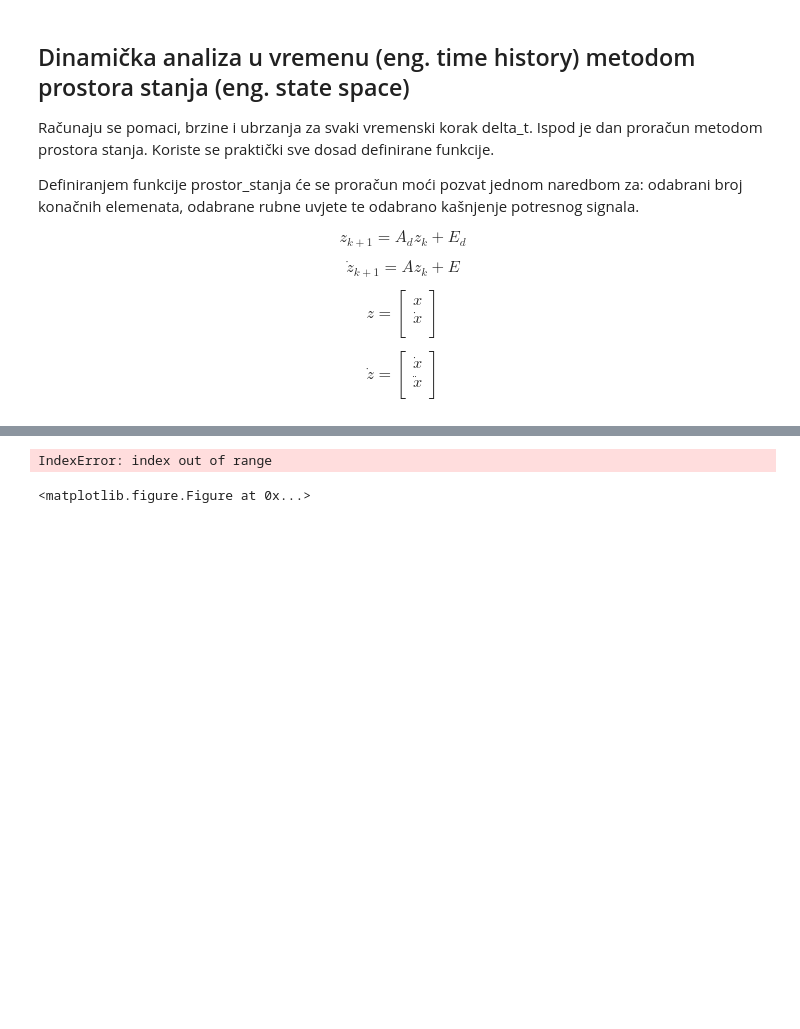
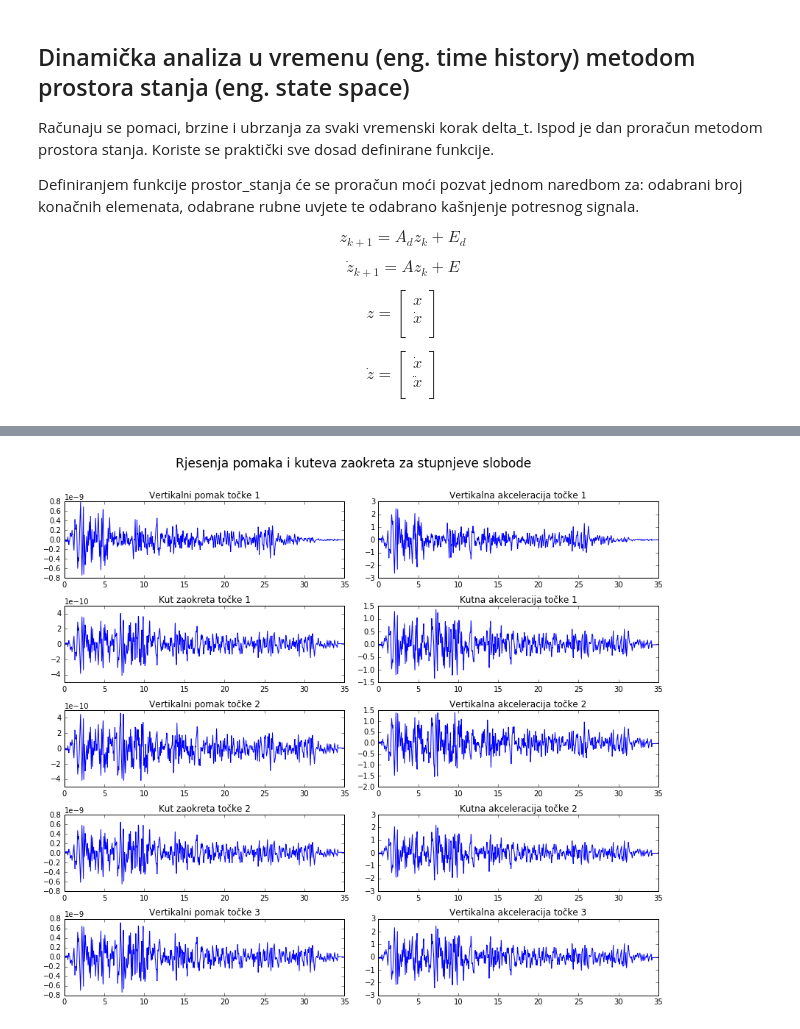
Before and after one commit to Ivan768/MSE-diplomski, a Jupyter notebook: MSE.ipynb, the cells around one changed output, grey strips where cells are left out. Cells and saved outputs as stored; diff of their text form; code cells hidden in the pictures; blank space fills up the shorter version.

```diff
--- a/MSE.ipynb
+++ b/MSE.ipynb
@@ -434,8 +453,8 @@ def A_A(n, r_u_l, r_u_d):
     """Radi formiranja prijelaznih matrice A i A_d pomoću nested array je potrebno provjeriti
     dimenzije matrica krutosti (odnosno prigušenja i masa) - varijabla dim. """
     dim = K_ss(n, r_u_l, r_u_d).shape[0]
-    A_10 = np.dot(-np.linalg.pinv(M_ss(n, r_u_l, r_u_d)) , K_ss(n, r_u_l, r_u_d))
-    A_11 = np.dot(-np.linalg.pinv(M_ss(n, r_u_l, r_u_d)) , C(n, r_u_l, r_u_d))
+    A_10 = np.dot(-np.linalg.inv(M_ss(n, r_u_l, r_u_d)) , K_ss(n, r_u_l, r_u_d))
+    A_11 = np.dot(-np.linalg.inv(M_ss(n, r_u_l, r_u_d)) , C(n, r_u_l, r_u_d))
     A = np.vstack((np.hstack((np.zeros((dim,dim)),np.identity(dim))),np.hstack((A_10,A_11))))
     A_d = la.expm(A*delta_t)
     return A, A_d
@@ -487,7 +506,7 @@ def E_E(n, r_u_l, r_u_d, delay_t):
     dim = K_ss(n, r_u_l, r_u_d).shape[0]
     E_1 = np.vstack(((np.zeros((dim, int((30+delay_t)/delta_t)))),
                    (-Gama(n, r_u_l, r_u_d).dot(xg_intezitet(delay_t, r_u_l, r_u_d)))))
-    E_2 = np.linalg.pinv(A(n, r_u_l, r_u_d)).dot(A_d(n, r_u_l, r_u_d) - np.identity(2*dim)).dot(E_1)
+    E_2 = np.linalg.inv(A(n, r_u_l, r_u_d)).dot(A_d(n, r_u_l, r_u_d) - np.identity(2*dim)).dot(E_1)
     return E_1, E_2
 
 def E_s(n, r_u_l, r_u_d, delay_t):
@@ -578,20 +606,30 @@ array([[ 0.  , -0.07, -1.73, ...,   nan,   nan,  0.  ],
 # %%
 def plot_rjesenja(n, r_u_l, r_u_d, delay_t):
     """Plot... paziti da n ne bude prevelik broj jer ce onda biti previse plotova"""
     dim = K_ss(n, r_u_l, r_u_d).shape[0]
     r = Gama(n_primjer, r_u_l, r_u_d).shape[1]
     pomak = prostor_stanja(n, r_u_l, r_u_d, delay_t)[0][:dim,:]
-    #akceleracija = prostor_stanja(n, r_u_l, r_u_d, delay_t)[1] # odnosno [2] za sveuk.
-    fig, axes = plt.subplots(1, n-r, figsize=(1*r, 1)) # skuziti logiku da ispadne uredno
-    fig.suptitle("Rjesenja za stupnjeve slobode", y=1.10, fontsize=17)
-    for i in range(n-r):
-        axes[i].plot(xg_vrijeme(delay_t), pomak[i,:])
-        axes[i].set_xlabel("vrijeme [s]")
-        axes[i].set_ylabel("..." if i == 0 else "")
-        axes[i].set_title("stupanj slobode  %s"%(i+1))
+    akceleracija_uk = prostor_stanja(n, r_u_l, r_u_d, delay_t)[2]
+    fig, axes = plt.subplots(dim, 2, figsize = (12,10))
+    fig.suptitle("Rjesenja pomaka i kuteva zaokreta za stupnjeve slobode", y=1.05, fontsize=17)
+    for i in range(dim):
+        axes[i,0].plot(xg_vrijeme(delay_t), pomak[i,:])
+        axes[i,1].plot(xg_vrijeme(delay_t), akceleracija_uk[i,:])
+        #axes[i].set_xlabel("vrijeme [s]")
+        if r_u_l == "z":
+            axes[i,0].set_title("Kut zaokreta točke %s"%(i//2+1) if i%2 == 0
+                                else "Vertikalni pomak točke %s"%(i//2+1))
+            axes[i,1].set_title("Kutna akceleracija točke %s"%(i//2+1) if i%2 == 0
+                                else "Akceleracija točke %s"%(i//2+1))
+        else:
+            axes[i,0].set_title("Kut zaokreta točke %s"%(i//2+1) if i%2 == 1
+                                else "Vertikalni pomak točke %s"%(i//2+1))
+            axes[i,1].set_title("Kutna akceleracija točke %s"%(i//2+1) if i%2 == 1
+                                else "Vertikalna akceleracija točke %s"%(i//2+1))
     plt.tight_layout()
 
 plot_rjesenja(n_primjer, r_u_l_primjer, r_u_d_primjer, delay_t_primjer)
+
+# ne plota dobro naslove u slucaju desnog zgloba... dva zadnja plota trebaju biti kutevi zaokreta
 # %% [output]
-IndexError: index out of range
-<matplotlib.figure.Figure at 0x...>
+[figure, added]
```
Also changed, not shown: parts of 10 cells of this notebook.
